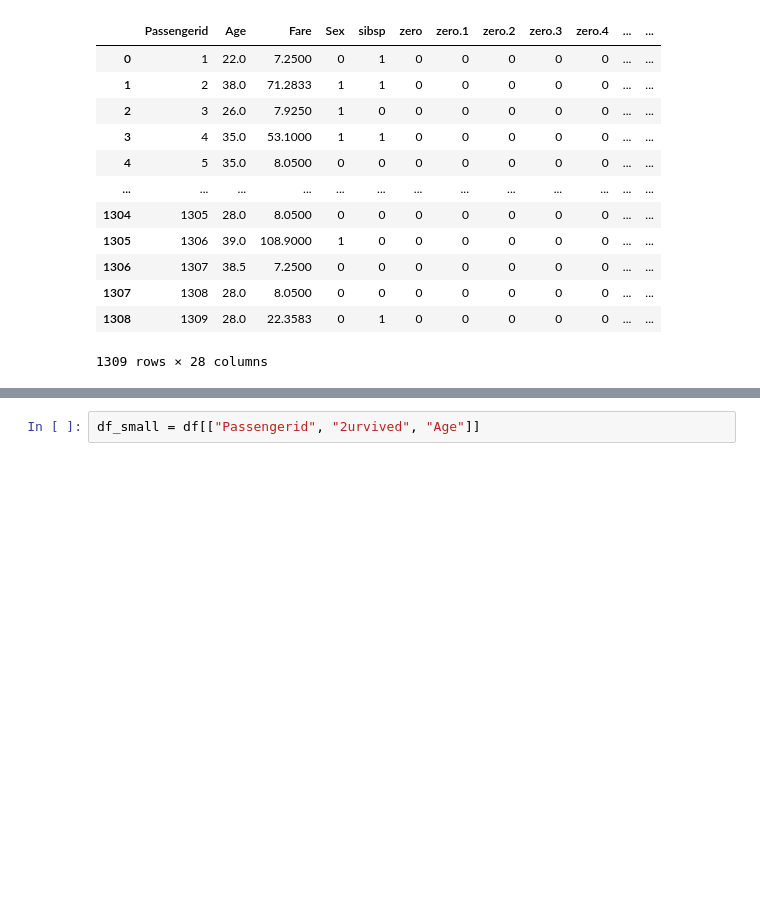
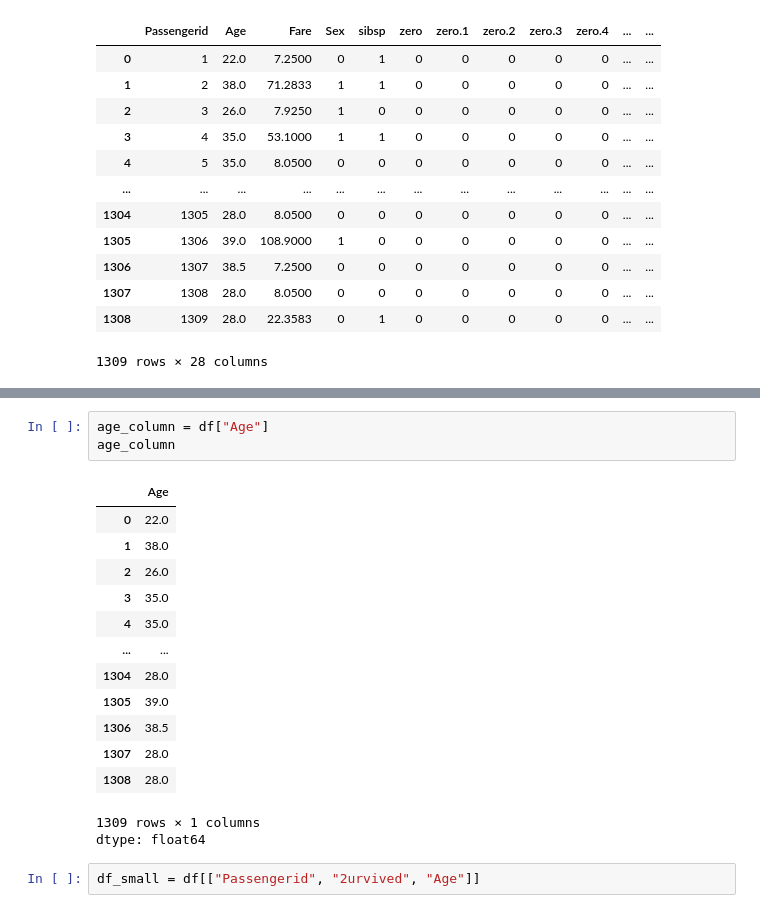
Before and after one commit to IritBen/Cloud-BigData-course-JB, a Jupyter notebook: 12_01_2026/class/12_01_2026.ipynb, the cells around one changed output, grey strips where cells are left out. Drawn from its saved outputs; the diff is of its cells as text; blank space fills up the shorter version.

```diff
--- a/12_01_2026/class/12_01_2026.ipynb
+++ b/12_01_2026/class/12_01_2026.ipynb
@@ -127,3 +235,21 @@ df
+# %%
+age_column = df["Age"]
+age_column
+# %% [output]
+|  | Age |
+| 0 | 22.0 |
+| 1 | 38.0 |
+| 2 | 26.0 |
+| 3 | 35.0 |
+| 4 | 35.0 |
+| ... | ... |
+| 1304 | 28.0 |
+| 1305 | 39.0 |
+| 1306 | 38.5 |
+| 1307 | 28.0 |
+| 1308 | 28.0 |
+1309 rows × 1 columns
+dtype: float64
 # %%
 df_small = df[["Passengerid", "2urvived", "Age"]]
 # %%
```
Also changed, not shown: parts of 35 cells of this notebook.
